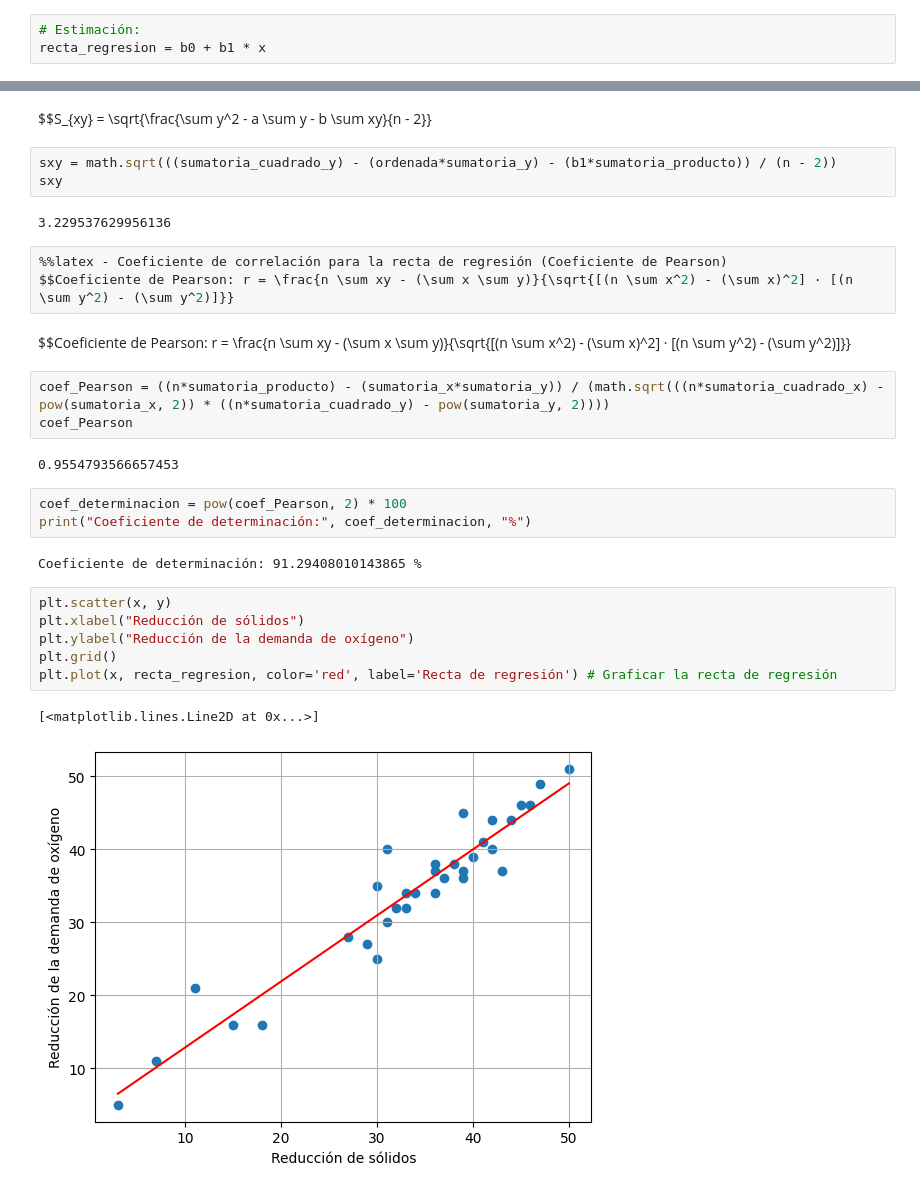
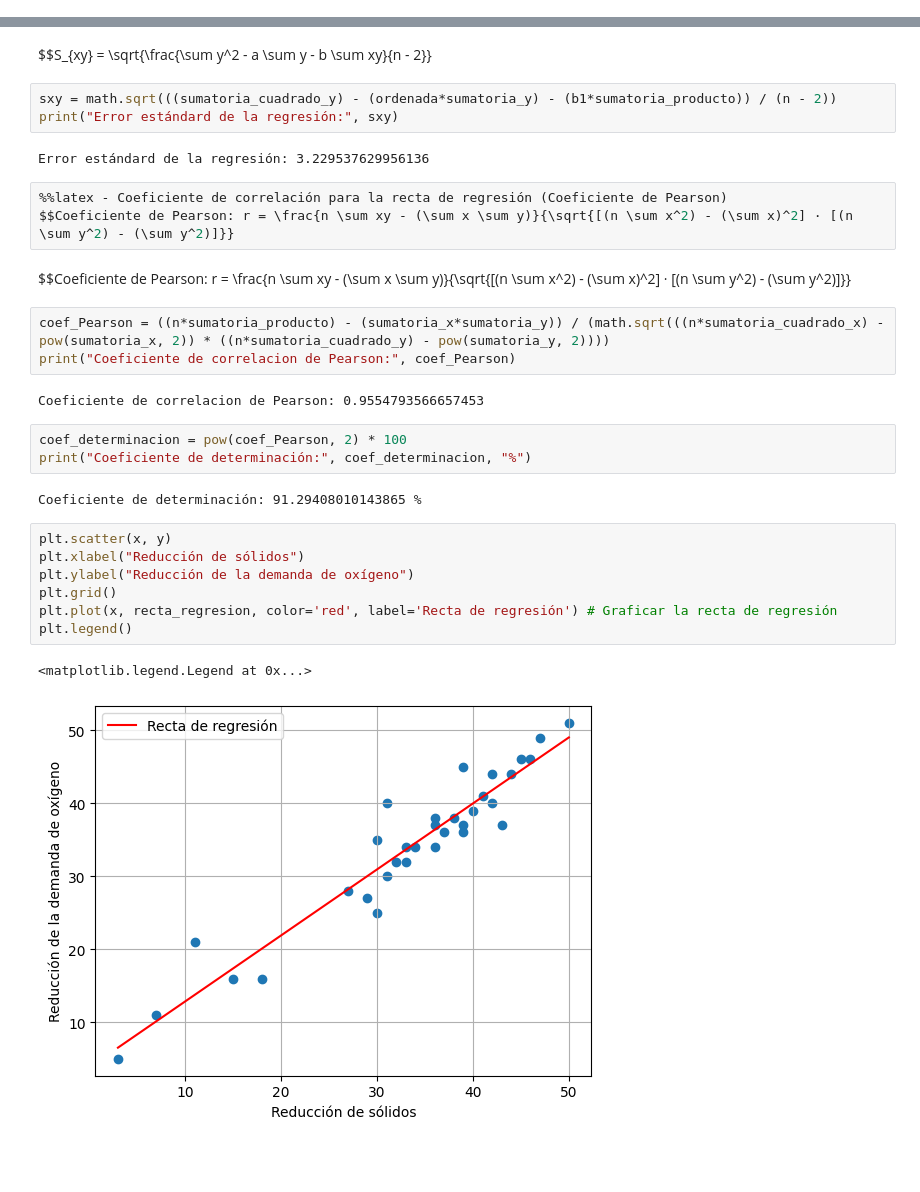
Before and after one commit to AlbertLnz/ml-albertlnz, a Jupyter notebook: simple-lineal-regression/EJ1_Simple_lineal_regression_manually.ipynb, the cells around one changed output, grey strips where cells are left out. Drawn from its saved outputs; the diff is of its cells as text; blank space fills up the shorter version.

```diff
--- a/simple-lineal-regression/EJ1_Simple_lineal_regression_manually.ipynb
+++ b/simple-lineal-regression/EJ1_Simple_lineal_regression_manually.ipynb
@@ -129,5 +119,2 @@ RECTA DE REGRESIÓN:
 $$\hat{y} = b_0 + b_1 · x$$
 $$\hat{y} = 3.8296 + 0.9036 · x$$
-# %%
-# Estimación:
-recta_regresion = b0 + b1 * x
@@ -138,9 +131,9 @@ $$S_{xy} = \sqrt{\frac{\sum y^2 - a \sum y - b \sum xy}{n - 2}}
 $$S_{xy} = \sqrt{\frac{\sum y^2 - a \sum y - b \sum xy}{n - 2}}
 # %%
 sxy = math.sqrt(((sumatoria_cuadrado_y) - (ordenada*sumatoria_y) - (b1*sumatoria_producto)) / (n - 2))
-sxy
+print("Error estándard de la regresión:", sxy)
 # %% [output]
-3.229537629956136
+Error estándard de la regresión: 3.229537629956136
 # %%
 %%latex - Coeficiente de correlación para la recta de regresión (Coeficiente de Pearson)
 $$Coeficiente de Pearson: r = \frac{n \sum xy - (\sum x \sum y)}{\sqrt{[(n \sum x^2) - (\sum x)^2] · [(n \sum y^2) - (\sum y^2)]}}
@@ -148,9 +141,9 @@ $$Coeficiente de Pearson: r = \frac{n \sum xy - (\sum x \sum y)}{\sqrt{[(n \sum
 $$Coeficiente de Pearson: r = \frac{n \sum xy - (\sum x \sum y)}{\sqrt{[(n \sum x^2) - (\sum x)^2] · [(n \sum y^2) - (\sum y^2)]}}
 # %%
 coef_Pearson = ((n*sumatoria_producto) - (sumatoria_x*sumatoria_y)) / (math.sqrt(((n*sumatoria_cuadrado_x) - pow(sumatoria_x, 2)) * ((n*sumatoria_cuadrado_y) - pow(sumatoria_y, 2))))
-coef_Pearson
+print("Coeficiente de correlacion de Pearson:", coef_Pearson)
 # %% [output]
-0.9554793566657453
+Coeficiente de correlacion de Pearson: 0.9554793566657453
 # %%
 coef_determinacion = pow(coef_Pearson, 2) * 100
 print("Coeficiente de determinación:", coef_determinacion, "%")
@@ -159,9 +152,10 @@ Coeficiente de determinación: 91.29408010143865 %
 # %%
 plt.scatter(x, y)
 plt.xlabel("Reducción de sólidos")
 plt.ylabel("Reducción de la demanda de oxígeno")
 plt.grid()
 plt.plot(x, recta_regresion, color='red', label='Recta de regresión') # Graficar la recta de regresión
+plt.legend()
 # %% [output]
-[<matplotlib.lines.Line2D at 0x...>]
+<matplotlib.legend.Legend at 0x...>
-[figure, old version]
+[figure, new version]
```
Also changed, not shown: parts of 8 cells of this notebook, 1 other file.
